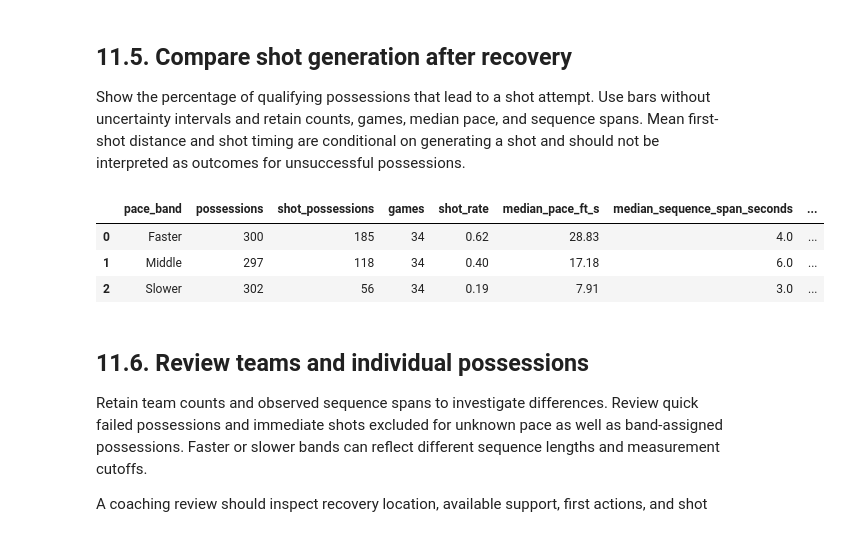
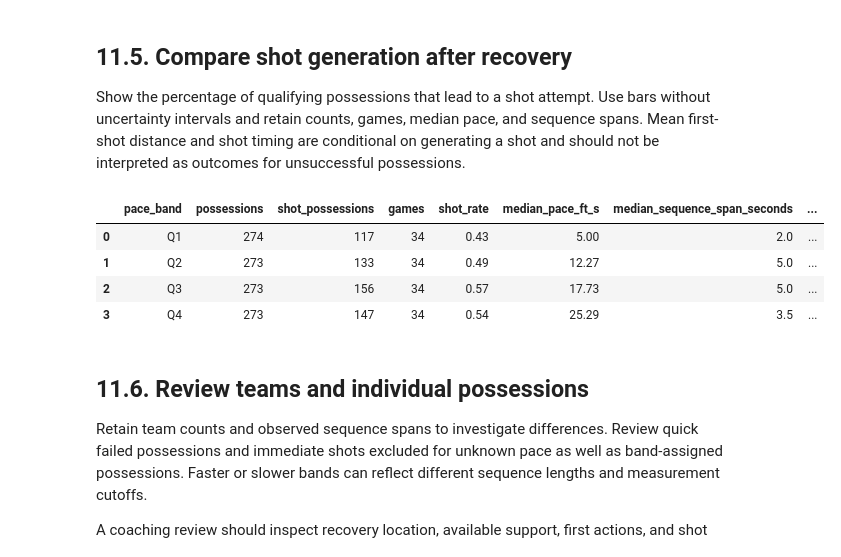
Before and after one commit to Fontaine44/hockey-pace-explorer, a Jupyter notebook: notebooks/archive/11_oz_recovery_pace.ipynb, the cells around one changed output. Cells and saved outputs as stored; diff of their text form; code cells hidden in the pictures.

```diff
--- a/notebooks/11_oz_recovery_pace.ipynb
+++ b/notebooks/archive/11_oz_recovery_pace.ipynb
@@ -83,7 +77,7 @@ Keep one outcome per possession. Record movement count/duration, observed sequen
 
 **This is a retrospective comparison.** The first shot determines when measurement stops for successes, while unsuccessful possessions end at a different boundary. The observation windows differ and longer sequences have more opportunity to generate shots. The chart cannot establish that faster movement increases shot probability. A future predictive analysis would need a fixed initial observation window followed by a separate outcome window.
 # %%
-valid_movements = transitions.loc[transitions["exclusion_reason"].isna()]
+valid_movements = transitions
 movement_groups = {
     pid: group[["start_event_id", "end_event_id", "distance_ft", "modeled_elapsed_seconds"]].to_numpy(float)
     for pid, group in valid_movements.groupby("possession_id", sort=False)
@@ -101,7 +95,7 @@ for recovery in recoveries.itertuples(index=False):
     cutoff_id = int(first_shot["event_id"]) if has_shot else int(sequence["event_id"].max()) + 1
     movement = movement_groups.get(recovery.possession_id)
     if movement is not None:
-        movement = movement[(movement[:, 0] >= recovery.event_id) & (movement[:, 1] < cutoff_id)]
+        movement = movement[(movement[:, 0] >= recovery.event_id) & (movement[:, 1] <= cutoff_id)]
     count = 0 if movement is None else len(movement)
     distance = 0.0 if movement is None else float(movement[:, 2].sum())
     duration = 0.0 if movement is None else float(movement[:, 3].sum())
@@ -141,14 +135,14 @@ Define slower, middle, and faster bands from recovery possessions with measurabl
 # %%
 analysis_recoveries = recoveries.loc[recoveries["pace_status"].eq("eligible")].copy()
-bins, pace_edges = pd.qcut(analysis_recoveries["post_recovery_pace_ft_s"], q=3,
+bins, pace_edges = pd.qcut(analysis_recoveries["post_recovery_pace_ft_s"], q=4,
                           labels=False, retbins=True, duplicates="drop")
-band_names = {1: "Slower", 2: "Middle", 3: "Faster"}
-analysis_recoveries["pace_tertile"] = (bins + 1).astype("Int64")
-analysis_recoveries["pace_band"] = analysis_recoveries["pace_tertile"].map(band_names)
+band_names = {1: "Q1", 2: "Q2", 3: "Q3", 4: "Q4"}
+analysis_recoveries["pace_quartile"] = (bins + 1).astype("Int64")
+analysis_recoveries["pace_band"] = analysis_recoveries["pace_quartile"].map(band_names)
 pace_boundaries = pd.DataFrame({
-    "pace_tertile": np.arange(1, len(pace_edges)),
+    "pace_quartile": np.arange(1, len(pace_edges)),
     "lower_pace_ft_s": pace_edges[:-1], "upper_pace_ft_s": pace_edges[1:],
 })
-pace_boundaries["pace_band"] = pace_boundaries["pace_tertile"].map(band_names)
+pace_boundaries["pace_band"] = pace_boundaries["pace_quartile"].map(band_names)
 display(pace_boundaries.round(2))
 # %% [output]
@@ -163,30 +158,31 @@ Show the percentage of qualifying possessions that lead to a shot attempt. Use b
 # %%
 recovery_summary = analysis_recoveries.groupby("pace_band").agg(
     possessions=("possession_id", "size"), shot_possessions=("leads_to_shot", "sum"),
     games=("game_id", "nunique"), shot_rate=("leads_to_shot", "mean"),
     median_pace_ft_s=("post_recovery_pace_ft_s", "median"),
     median_sequence_span_seconds=("sequence_span_seconds", "median"),
     median_time_to_shot_seconds=("time_to_first_shot_seconds", "median"),
     mean_first_shot_distance_ft=("first_shot_distance_ft", "mean"),
 ).reset_index()
 recovery_summary["shot_pct"] = 100 * recovery_summary["shot_rate"]
 display(recovery_summary.round(2))
 recovery_fig = px.bar(
     recovery_summary, x="pace_band", y="shot_pct", color="pace_band",
-    category_orders={"pace_band": ["Slower", "Middle", "Faster"]},
-    color_discrete_map={"Slower":"#93c5fd", "Middle":"#3b82f6", "Faster":"#1d4ed8"},
+    category_orders={"pace_band": ["Q1", "Q2", "Q3", "Q4"]},
+    color_discrete_map={"Q1":"#bfdbfe", "Q2":"#93c5fd", "Q3":"#3b82f6", "Q4":"#1d4ed8"},
     hover_data=["possessions", "shot_possessions", "games", "median_pace_ft_s", "median_sequence_span_seconds"],
-    labels={"pace_band":"Post-recovery sequence pace", "shot_pct":"Possessions generating a shot (%)"},
+    labels={"pace_band":"Post-recovery pace quartile", "shot_pct":"Possessions generating a shot (%)"},
     title="5v5 offensive-zone recovery possessions | retrospective shot generation",
 )
 recovery_fig.update_layout(template="plotly_white", height=450, showlegend=False)
 recovery_fig.update_yaxes(range=[0,100])
 recovery_fig.show()
 # %% [output]
 |  | pace_band | possessions | shot_possessions | games | shot_rate | median_pace_ft_s | median_sequence_span_seconds | ... |
-| 0 | Faster | 300 | 185 | 34 | 0.62 | 28.83 | 4.0 | ... |
-| 1 | Middle | 297 | 118 | 34 | 0.40 | 17.18 | 6.0 | ... |
-| 2 | Slower | 302 | 56 | 34 | 0.19 | 7.91 | 3.0 | ... |
+| 0 | Q1 | 274 | 117 | 34 | 0.43 | 5.00 | 2.0 | ... |
+| 1 | Q2 | 273 | 133 | 34 | 0.49 | 12.27 | 5.0 | ... |
+| 2 | Q3 | 273 | 156 | 34 | 0.57 | 17.73 | 5.0 | ... |
+| 3 | Q4 | 273 | 147 | 34 | 0.54 | 25.29 | 3.5 | ... |
 # %% [markdown]
 ## 11.6. Review teams and individual possessions
 
```
Also changed, not shown: parts of 7 cells of this notebook, 30 other files.
